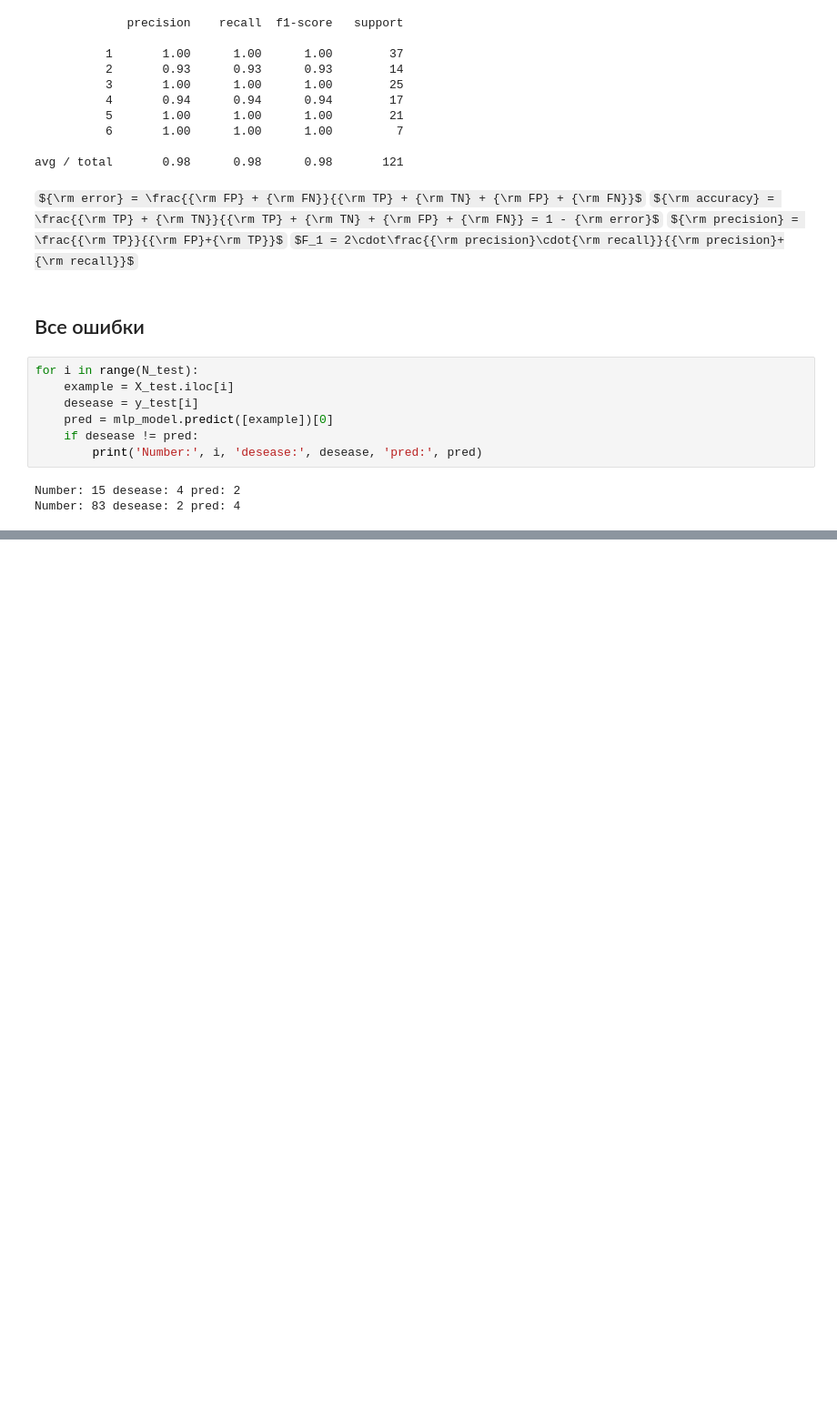
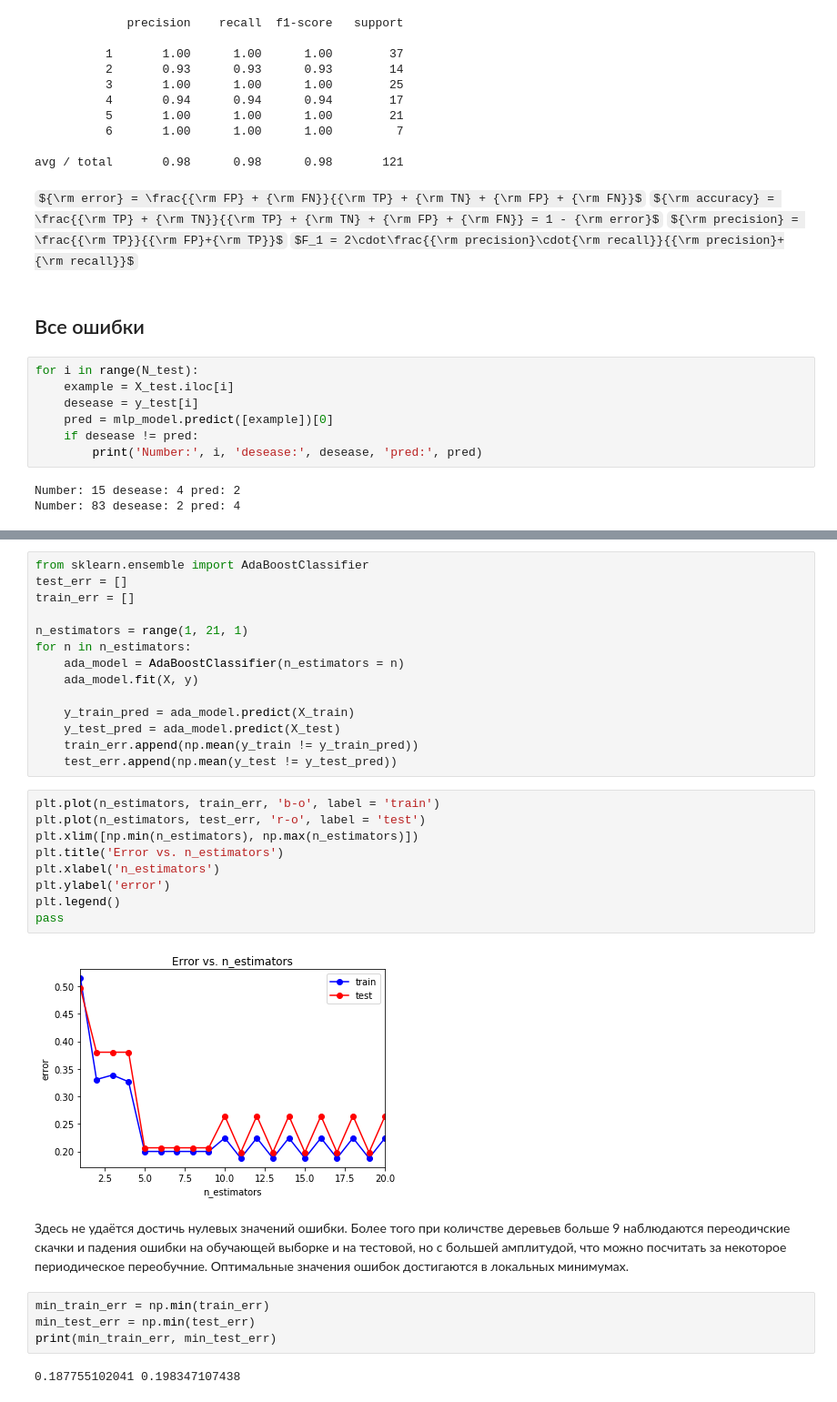
Before and after one commit to SeeNoBee/Machine-Learning, a Jupyter notebook: MachineLearning (Hramov Ilya).ipynb, the cells around one changed output, grey strips where cells are left out. Shown at 91% size. Cells and saved outputs as stored; diff of their text form; some formulas as TeX source; blank space fills up the shorter version.

```diff
--- a/MachineLearning (Hramov Ilya).ipynb
+++ b/MachineLearning (Hramov Ilya).ipynb
@@ -992,0 +1157,33 @@ Number: 83 desease: 2 pred: 4
+# %%
+from sklearn.ensemble import AdaBoostClassifier
+test_err = []
+train_err = []
+
+n_estimators = range(1, 21, 1)
+for n in n_estimators:
+    ada_model = AdaBoostClassifier(n_estimators = n)
+    ada_model.fit(X, y)
+
+    y_train_pred = ada_model.predict(X_train)
+    y_test_pred = ada_model.predict(X_test)
+    train_err.append(np.mean(y_train != y_train_pred))
+    test_err.append(np.mean(y_test != y_test_pred))
+# %%
+plt.plot(n_estimators, train_err, 'b-o', label = 'train')
+plt.plot(n_estimators, test_err, 'r-o', label = 'test')
+plt.xlim([np.min(n_estimators), np.max(n_estimators)])
+plt.title('Error vs. n_estimators')
+plt.xlabel('n_estimators')
+plt.ylabel('error')
+plt.legend()
+pass
+# %% [output]
+[figure, added]
+# %% [markdown]
+Здесь не удаётся достичь нулевых значений ошибки. Более того при количстве деревьев больше 9 наблюдаются переодичские скачки и падения ошибки на обучающей выборке и на тестовой, но с большей амплитудой, что можно посчитать за некоторое периодическое переобучние. Оптимальные значения ошибок достигаются в локальных минимумах.
+# %%
+min_train_err = np.min(train_err)
+min_test_err = np.min(test_err)
+print(min_train_err, min_test_err)
+# %% [output]
+0.187755102041 0.198347107438
```
Also changed, not shown: parts of 38 cells of this notebook.
